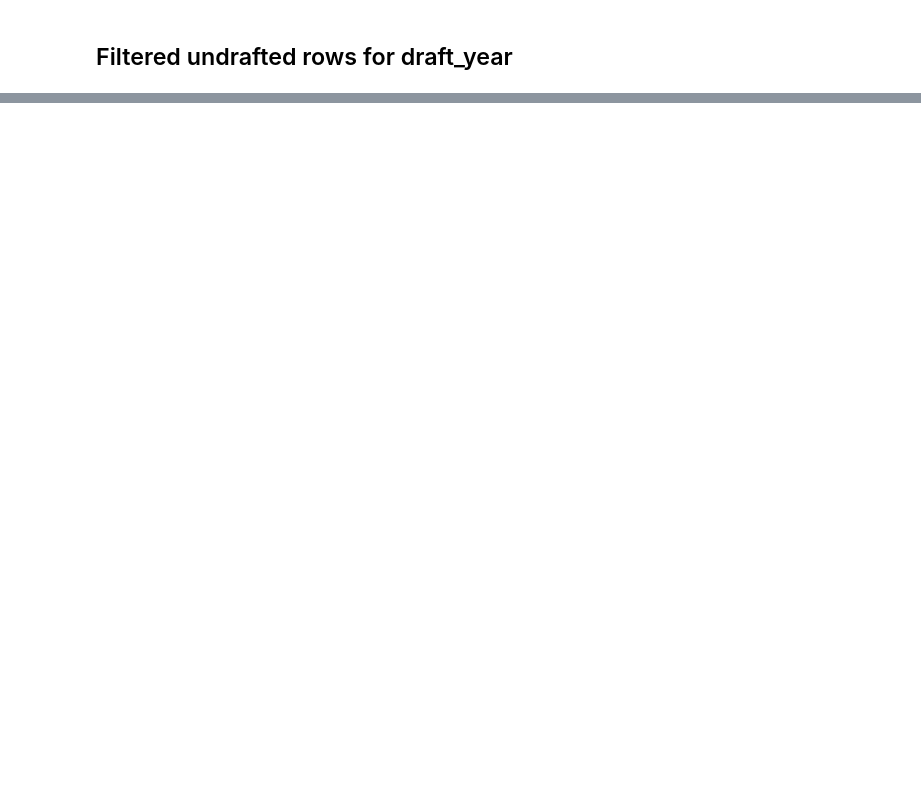
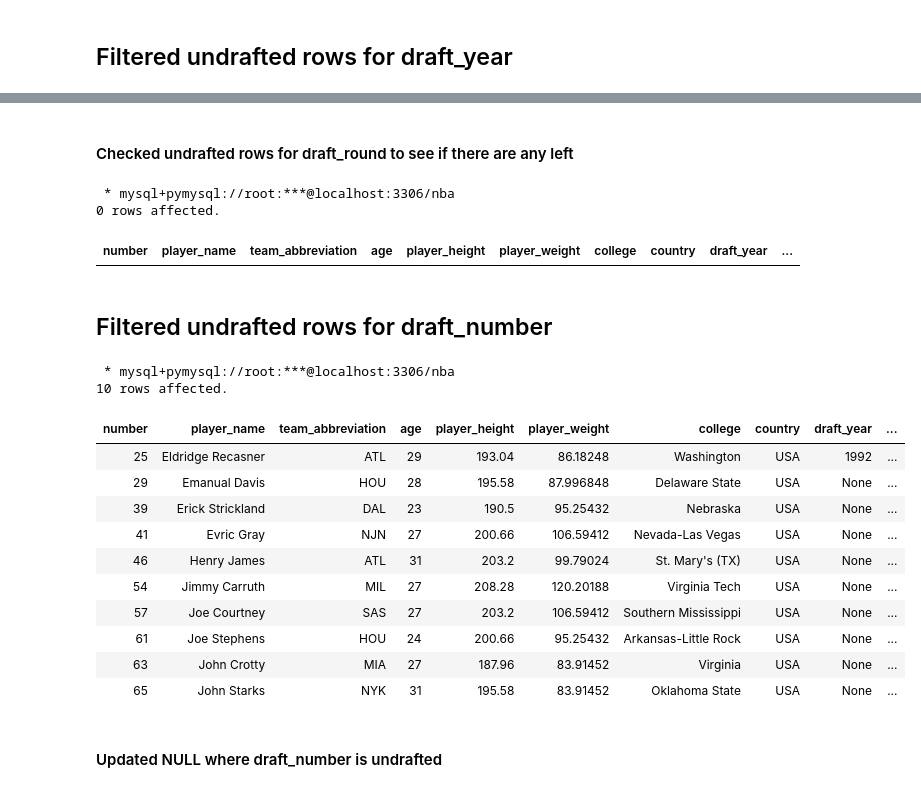
Before and after one commit to JudeIsuruFernando/Crowning-the-GOAT-A-Data-Driven-NBA-Basketball-Analysis, a Jupyter notebook: Notebooks/Database Creation/Database Creation.ipynb, the cells around one changed output, grey strips where cells are left out. Drawn from its saved outputs; the diff is of its cells as text; code cells hidden in the pictures; blank space fills up the shorter version.

```diff
--- a/Notebooks/Database Creation/Database Creation.ipynb
+++ b/Notebooks/Database Creation/Database Creation.ipynb
@@ -132,10 +208,41 @@ WHERE draft_round = 'Undrafted';
+# %% [markdown]
+#### Checked undrafted rows for draft_round to see if there are any left
 # %%
 %%sql
 
 SELECT *
 FROM nba_raw_data_bronze
-WHERE draft_number = 'Undrafted'
+WHERE draft_round = 'Undrafted'
 LIMIT 10;
+# %% [output]
+ * mysql+pymysql://root:***@localhost:3306/nba
+0 rows affected.
+| number | player_name | team_abbreviation | age | player_height | player_weight | college | country | draft_year | ... |
+# %% [markdown]
+## Filtered undrafted rows for draft_number
+# %%
+%%sql
+
+SELECT *
+FROM nba_raw_data_bronze
+WHERE draft_number = 'Undrafted'
+LIMIT 10;
+# %% [output]
+ * mysql+pymysql://root:***@localhost:3306/nba
+10 rows affected.
+| number | player_name | team_abbreviation | age | player_height | player_weight | college | country | draft_year | ... |
+| 25 | Eldridge Recasner | ATL | 29 | 193.04 | 86.18248 | Washington | USA | 1992 | ... |
+| 29 | Emanual Davis | HOU | 28 | 195.58 | 87.996848 | Delaware State | USA | None | ... |
+| 39 | Erick Strickland | DAL | 23 | 190.5 | 95.25432 | Nebraska | USA | None | ... |
+| 41 | Evric Gray | NJN | 27 | 200.66 | 106.59412 | Nevada-Las Vegas | USA | None | ... |
+| 46 | Henry James | ATL | 31 | 203.2 | 99.79024 | St. Mary's (TX) | USA | None | ... |
+| 54 | Jimmy Carruth | MIL | 27 | 208.28 | 120.20188 | Virginia Tech | USA | None | ... |
+| 57 | Joe Courtney | SAS | 27 | 203.2 | 106.59412 | Southern Mississippi | USA | None | ... |
+| 61 | Joe Stephens | HOU | 24 | 200.66 | 95.25432 | Arkansas-Little Rock | USA | None | ... |
+| 63 | John Crotty | MIA | 27 | 187.96 | 83.91452 | Virginia | USA | None | ... |
+| 65 | John Starks | NYK | 31 | 195.58 | 83.91452 | Oklahoma State | USA | None | ... |
+# %% [markdown]
+#### Updated NULL where draft_number is undrafted
 # %%
 %%sql
 
```
Also changed, not shown: parts of 25 cells of this notebook, 1 other file.
